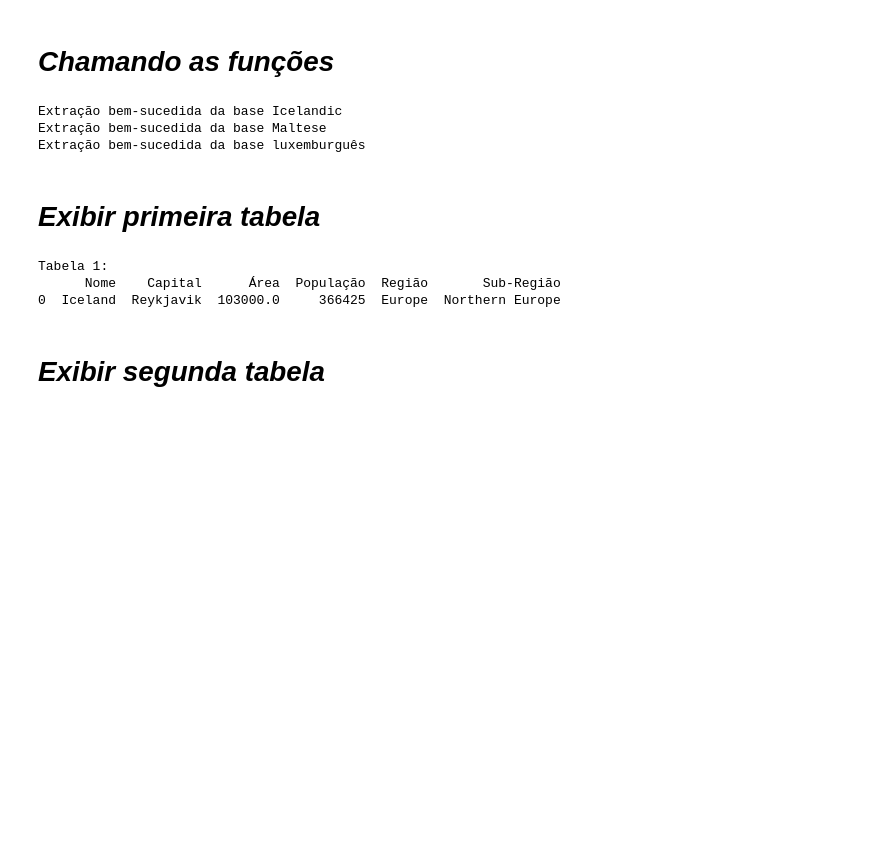
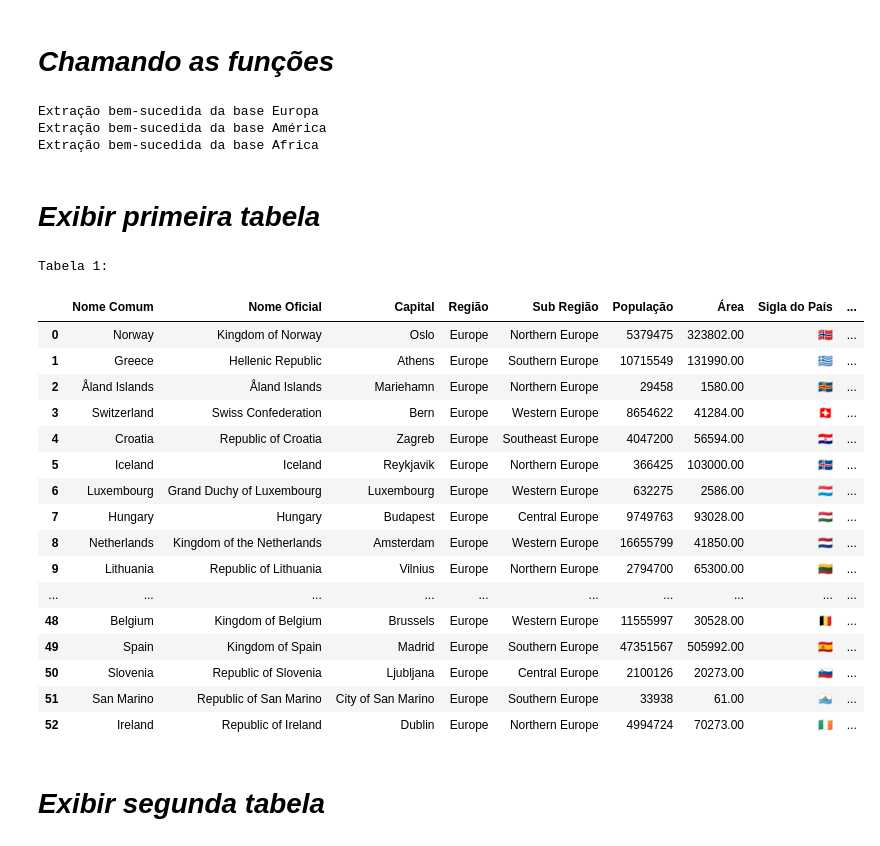
Before and after one commit to Alexandre458/coderhouse-python-data, a Jupyter notebook: projeto/projeto.ipynb, the cells around one changed output. Saved outputs shown, nothing was run; the diff lists cells and outputs as text; code cells hidden in the pictures; blank space fills up the shorter version.

```diff
--- a/projeto/projeto.ipynb
+++ b/projeto/projeto.ipynb
@@ -46,9 +45,9 @@ def alerta(nivel, base, etapa, sucesso=False):
 
 # URLs das APIs
 urls = {
-    "Icelandic": "https://restcountries.com/v3.1/lang/Icelandic",
-    "Maltese": "https://restcountries.com/v3.1/lang/Maltese",
-    "luxemburguês": "https://restcountries.com/v3.1/lang/Luxembourgish"
+    "Europa": "https://restcountries.com/v3.1/region/europe",
+    "América": "https://restcountries.com/v3.1/region/america",
+    "Africa": "https://restcountries.com/v3.1/region/africa"
 }
 
 # Extração dos dados
@@ -81,17 +80,22 @@ def tratar_dados(tabelas):
     for idx, tabela in enumerate(tabelas):
 
         # Colunas que EU QUERO!!!
-        colunas_interesse = ['name.common', 'capital', 'area', 'population', 'region', 'subregion']
+        colunas_interesse = ['name.common', 'name.official', 'capital', 'region', 'subregion', 'population', 'area', 'flag', 'timezones', 'continents', 'demonyms.eng.m']
         tabela_tratada = tabela[colunas_interesse].copy()
         tabela_tratada['capital'] = tabela_tratada['capital'].apply(lambda x: x[0] if isinstance(x, list) and len(x) > 0 else x)
 
         tabela_tratada = tabela_tratada.rename(columns={
-            'name.common': 'Nome',
+            'name.common': 'Nome Comum',
+            'name.official': 'Nome Oficial',
             'capital': 'Capital',
+            'region': 'Região',
+            'subregion': 'Sub Região',
+            'population': 'População',
             'area': 'Área',
-            'population': 'População',
-            'region': 'Região',
-            'subregion': 'Sub-Região'
+            'flag': 'Sigla do País',
+            'timezones': 'Fuso horário',
+            'continents': 'Continente',
+            'demonyms.eng.m': 'Nome População'
         })
 
         tabelas_tratadas.append(tabela_tratada)
@@ -104,19 +108,34 @@ def tratar_dados(tabelas):
 tabelas_extraidas = extrair_dados(urls)
 tabelas_tratadas = tratar_dados(tabelas_extraidas)
 # %% [output]
-Extração bem-sucedida da base Icelandic
-Extração bem-sucedida da base Maltese
-Extração bem-sucedida da base luxemburguês
+Extração bem-sucedida da base Europa
+Extração bem-sucedida da base América
+Extração bem-sucedida da base Africa
 # %% [markdown]
 # ***Exibir primeira tabela***
 # %%
 tabela_1 = tabelas_tratadas[0]
 print("\nTabela 1:")
-print(tabela_1.head())
+tabela_1
 # %% [output]
 Tabela 1:
-      Nome    Capital      Área  População  Região       Sub-Região
-0  Iceland  Reykjavik  103000.0     366425  Europe  Northern Europe
+|  | Nome Comum | Nome Oficial | Capital | Região | Sub Região | População | Área | Sigla do País | ... |
+| 0 | Norway | Kingdom of Norway | Oslo | Europe | Northern Europe | 5379475 | 323802.00 | 🇳🇴 | ... |
+| 1 | Greece | Hellenic Republic | Athens | Europe | Southern Europe | 10715549 | 131990.00 | 🇬🇷 | ... |
+| 2 | Åland Islands | Åland Islands | Mariehamn | Europe | Northern Europe | 29458 | 1580.00 | 🇦🇽 | ... |
+| 3 | Switzerland | Swiss Confederation | Bern | Europe | Western Europe | 8654622 | 41284.00 | 🇨🇭 | ... |
+| 4 | Croatia | Republic of Croatia | Zagreb | Europe | Southeast Europe | 4047200 | 56594.00 | 🇭🇷 | ... |
+| 5 | Iceland | Iceland | Reykjavik | Europe | Northern Europe | 366425 | 103000.00 | 🇮🇸 | ... |
+| 6 | Luxembourg | Grand Duchy of Luxembourg | Luxembourg | Europe | Western Europe | 632275 | 2586.00 | 🇱🇺 | ... |
+| 7 | Hungary | Hungary | Budapest | Europe | Central Europe | 9749763 | 93028.00 | 🇭🇺 | ... |
+| 8 | Netherlands | Kingdom of the Netherlands | Amsterdam | Europe | Western Europe | 16655799 | 41850.00 | 🇳🇱 | ... |
+| 9 | Lithuania | Republic of Lithuania | Vilnius | Europe | Northern Europe | 2794700 | 65300.00 | 🇱🇹 | ... |
+| ... | ... | ... | ... | ... | ... | ... | ... | ... | ... |
+| 48 | Belgium | Kingdom of Belgium | Brussels | Europe | Western Europe | 11555997 | 30528.00 | 🇧🇪 | ... |
+| 49 | Spain | Kingdom of Spain | Madrid | Europe | Southern Europe | 47351567 | 505992.00 | 🇪🇸 | ... |
+| 50 | Slovenia | Republic of Slovenia | Ljubljana | Europe | Central Europe | 2100126 | 20273.00 | 🇸🇮 | ... |
+| 51 | San Marino | Republic of San Marino | City of San Marino | Europe | Southern Europe | 33938 | 61.00 | 🇸🇲 | ... |
+| 52 | Ireland | Republic of Ireland | Dublin | Europe | Northern Europe | 4994724 | 70273.00 | 🇮🇪 | ... |
 # %% [markdown]
 # ***Exibir segunda tabela***
 # %%
```
Also changed, not shown: parts of 9 cells of this notebook, 2 other files.
